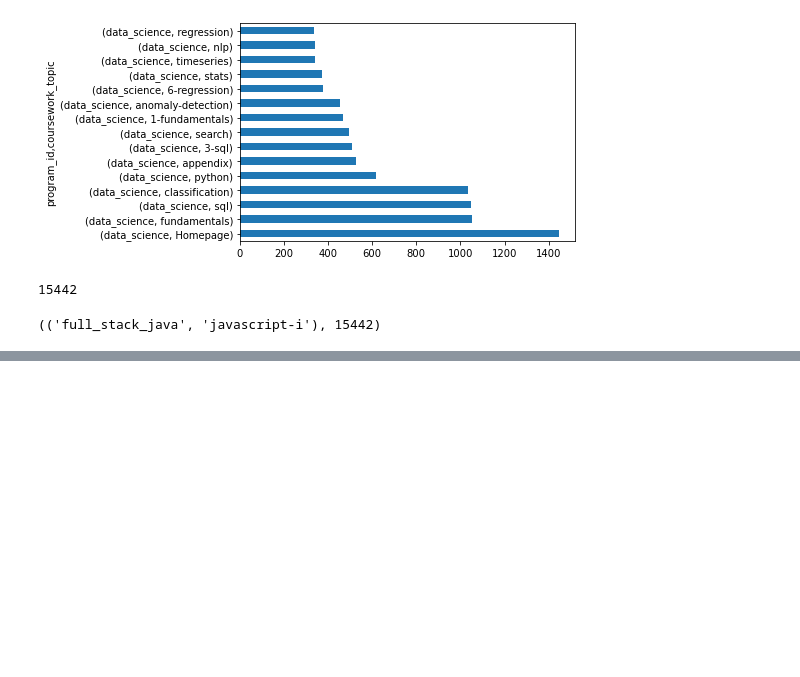
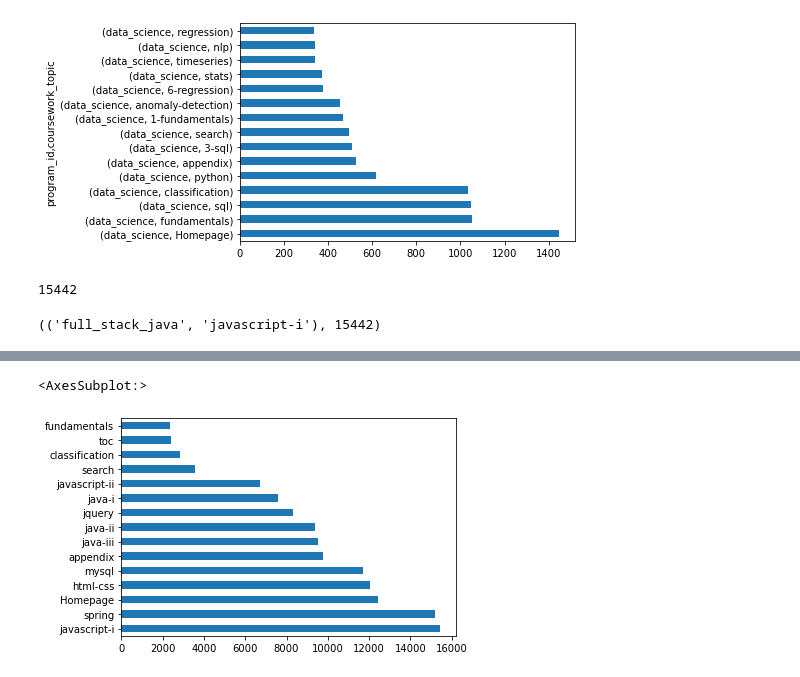
Before and after one commit to bowen-lindsey-shiben-turner/anamoly-detection, a Jupyter notebook: eda_scratch_q6.ipynb, the cells around one changed output, grey strips where cells are left out. Saved outputs shown, nothing was run; the diff lists cells and outputs as text; code cells hidden in the pictures; blank space fills up the shorter version.

```diff
--- a/eda_scratch_q6.ipynb
+++ b/eda_scratch_q6.ipynb
@@ -243,0 +249,6 @@ KeyError: 'Column not found: False'
+# %%
+access_df[access_df.program_id=='full_stack_java'].coursework_topic.value_counts().head(15).plot.barh()
+#['program_id'=='data_science']
+# %% [output]
+<AxesSubplot:>
+[figure, added]
```
Also changed, not shown: parts of 4 cells of this notebook, 1 other file.
